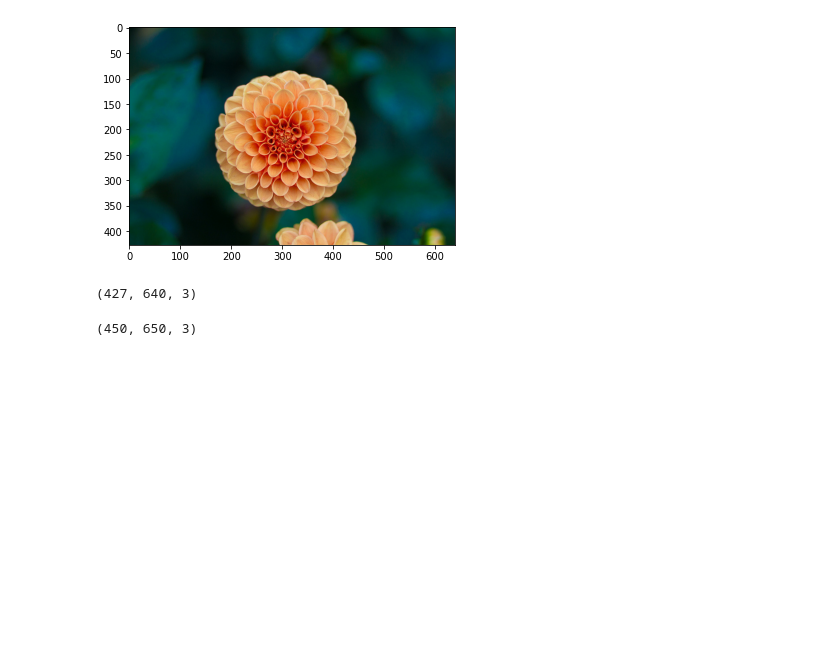
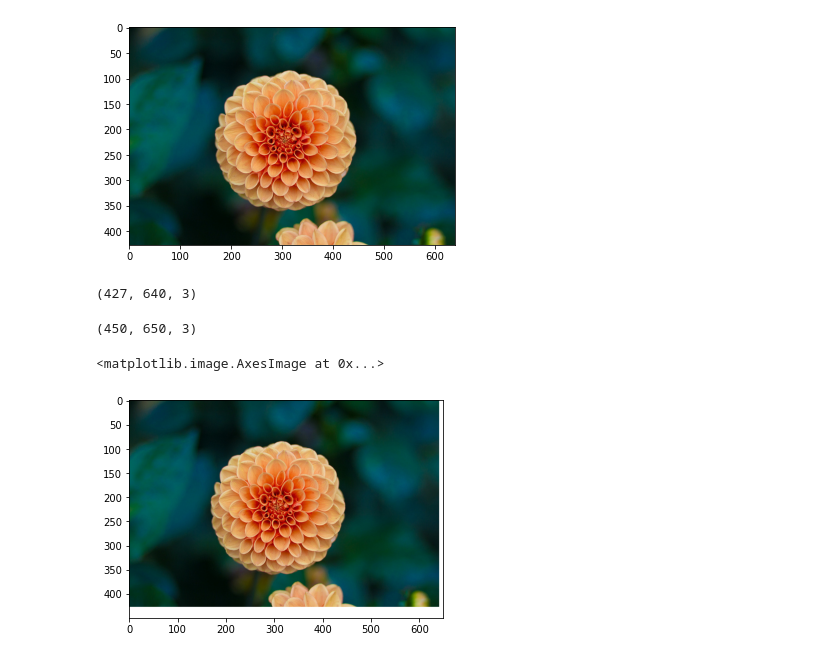
Before and after one commit to elizabeth-feldeverd/idc-backend, a Jupyter notebook: notebooks/patch_extraction.ipynb, the cells around one changed output. Cells and saved outputs as stored; diff of their text form; code cells hidden in the pictures; blank space fills up the shorter version.

```diff
--- a/notebooks/patch_extraction.ipynb
+++ b/notebooks/patch_extraction.ipynb
@@ -69,3 +88,8 @@ pad[:height, :width, :] = X
 pad.shape
 # %% [output]
 (450, 650, 3)
+# %%
+plt.imshow(pad)
+# %% [output]
+<matplotlib.image.AxesImage at 0x...>
+[figure, added]
```
Also changed, not shown: parts of 19 cells of this notebook, 2 other files.
